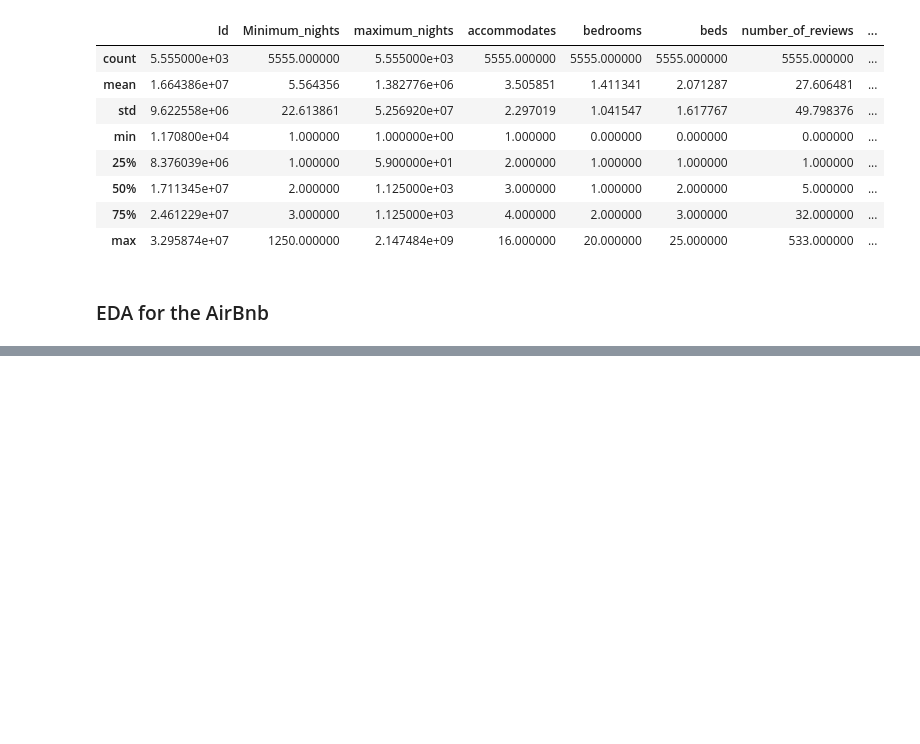
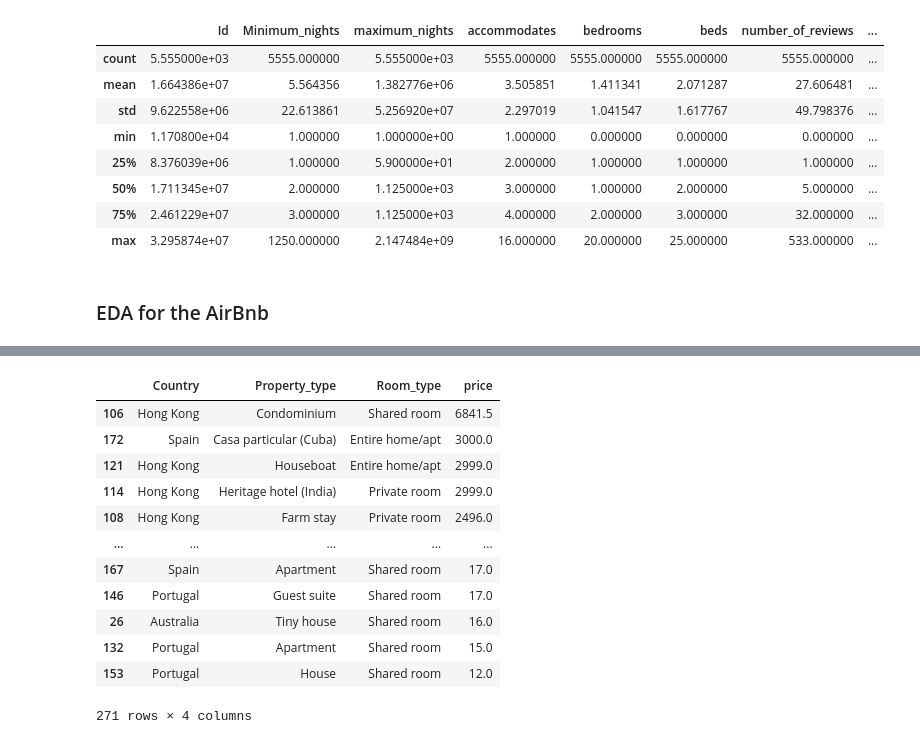
Before and after one commit to Narennrs1/Airbnb_data_analysis, a Jupyter notebook: airbnb.ipynb, the cells around one changed output, grey strips where cells are left out. Saved outputs shown, nothing was run; the diff lists cells and outputs as text; code cells hidden in the pictures; blank space fills up the shorter version.

```diff
--- a/airbnb.ipynb
+++ b/airbnb.ipynb
@@ -215,0 +233,20 @@ roomdf.plot.pie(y="room_type",
+# %%
+# Property and it's average price
+price_Df=Airbnb1.groupby(['Country','Property_type','Room_type']).price.mean()
+price_Df=price_Df.reset_index()
+price_Df=price_Df.sort_values('price',ascending=False)
+price_Df.head(8)
+# %% [output]
+|  | Country | Property_type | Room_type | price |
+| 106 | Hong Kong | Condominium | Shared room | 6841.5 |
+| 172 | Spain | Casa particular (Cuba) | Entire home/apt | 3000.0 |
+| 121 | Hong Kong | Houseboat | Entire home/apt | 2999.0 |
+| 114 | Hong Kong | Heritage hotel (India) | Private room | 2999.0 |
+| 108 | Hong Kong | Farm stay | Private room | 2496.0 |
+| ... | ... | ... | ... | ... |
+| 167 | Spain | Apartment | Shared room | 17.0 |
+| 146 | Portugal | Guest suite | Shared room | 17.0 |
+| 26 | Australia | Tiny house | Shared room | 16.0 |
+| 132 | Portugal | Apartment | Shared room | 15.0 |
+| 153 | Portugal | House | Shared room | 12.0 |
+271 rows × 4 columns
```
Also changed, not shown: parts of 24 cells of this notebook, 5 other files.
